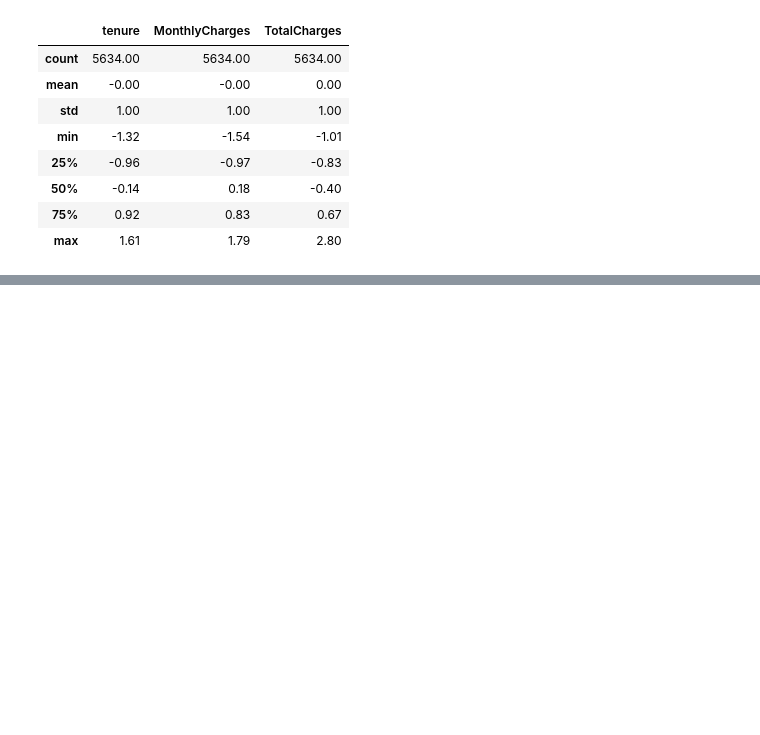
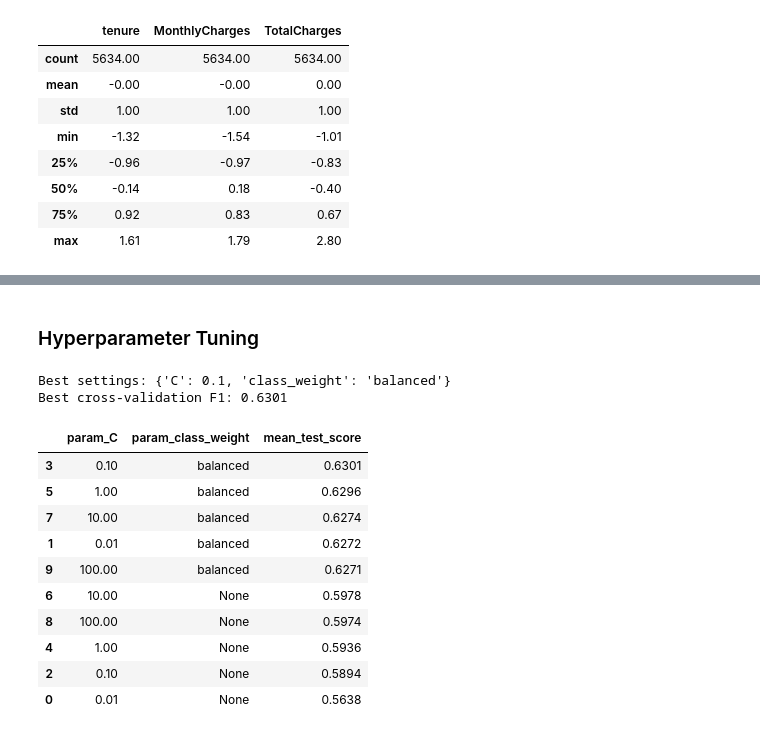
Before and after one commit to Hesandu-Ruwanpathirana/telco-customer-churn-prediction, a Jupyter notebook: churn_prediction.ipynb, the cells around one changed output, grey strips where cells are left out. Saved outputs shown, nothing was run; the diff lists cells and outputs as text; code cells hidden in the pictures; blank space fills up the shorter version.

```diff
--- a/churn_prediction.ipynb
+++ b/churn_prediction.ipynb
@@ -292,0 +363,52 @@ X_train[num_cols].describe().round(2)
+# %% [markdown]
+### Hyperparameter Tuning
+# %%
+from sklearn.model_selection import GridSearchCV, StratifiedKFold
+
+# Settings to try for Logistic Regression
+param_grid_lr = {
+    "C": [0.01, 0.1, 1, 10, 100],
+    "class_weight": [None, "balanced"]
+}
+
+# 5-fold cross-validation that keeps the churn ratio in every fold
+cv = StratifiedKFold(n_splits=5, shuffle=True, random_state=42)
+
+# Tries every combination and scores each one with F1
+grid_lr = GridSearchCV(
+    LogisticRegression(max_iter=1000, random_state=42),
+    param_grid_lr,
+    cv=cv,
+    scoring="f1",
+    n_jobs=-1
+)
+
+# Runs the search on the training data only
+grid_lr.fit(X_train, y_train)
+
+print("Best settings:", grid_lr.best_params_)
+print("Best cross-validation F1:", round(grid_lr.best_score_, 4))
+
+# The best model, already retrained on all training data
+lr_tuned = grid_lr.best_estimator_
+# %% [output]
+Best settings: {'C': 0.1, 'class_weight': 'balanced'}
+Best cross-validation F1: 0.6301
+# %%
+# Table of every combination tried and its average CV F1
+results_lr = pd.DataFrame(grid_lr.cv_results_)
+results_lr = results_lr[["param_C", "param_class_weight", "mean_test_score"]]
+results_lr = results_lr.sort_values("mean_test_score", ascending=False)
+results_lr.round(4)
+# %% [output]
+|  | param_C | param_class_weight | mean_test_score |
+| 3 | 0.10 | balanced | 0.6301 |
+| 5 | 1.00 | balanced | 0.6296 |
+| 7 | 10.00 | balanced | 0.6274 |
+| 1 | 0.01 | balanced | 0.6272 |
+| 9 | 100.00 | balanced | 0.6271 |
+| 6 | 10.00 | None | 0.5978 |
+| 8 | 100.00 | None | 0.5974 |
+| 4 | 1.00 | None | 0.5936 |
+| 2 | 0.10 | None | 0.5894 |
+| 0 | 0.01 | None | 0.5638 |
```
Also changed, not shown: parts of 10 cells of this notebook.
